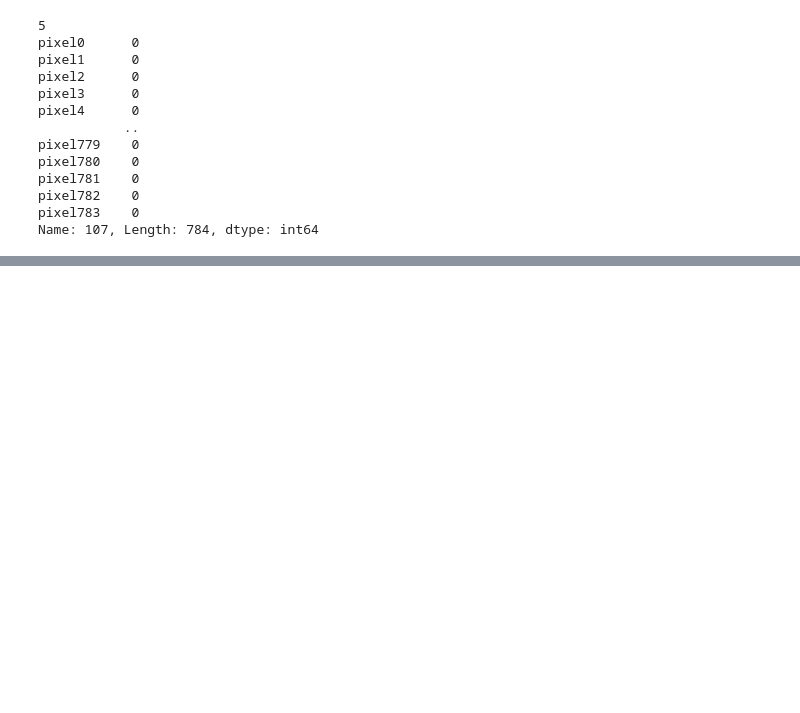
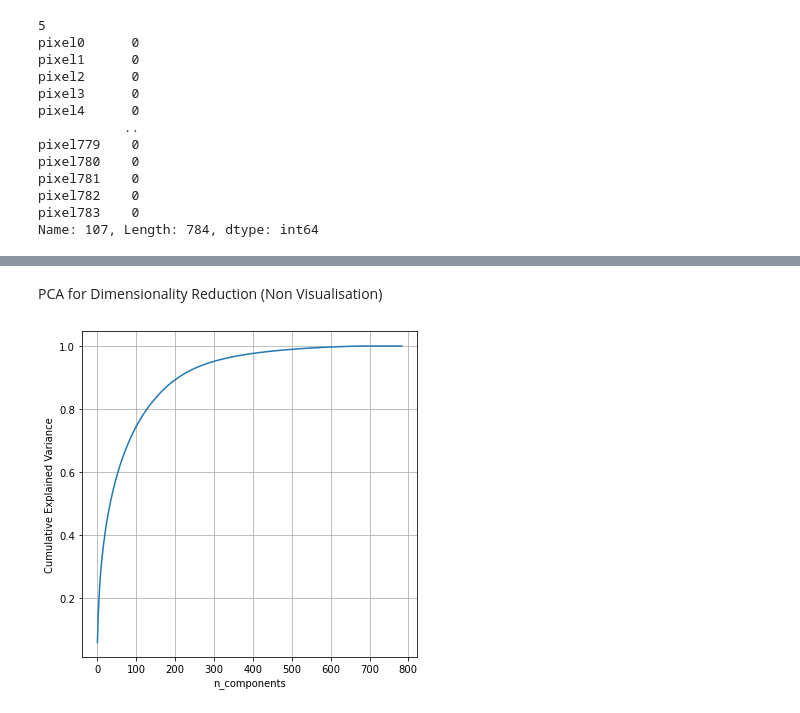
Before and after one commit to adnanshaikh53/MNIST-Dataset, a Jupyter notebook: Digit_Recognizer.ipynb, the cells around one changed output, grey strips where cells are left out. Cells and saved outputs as stored; diff of their text form; code cells hidden in the pictures; blank space fills up the shorter version.

```diff
--- a/Digit_Recognizer.ipynb
+++ b/Digit_Recognizer.ipynb
@@ -101,0 +198,18 @@ Name: 107, Length: 784, dtype: int64
+# %% [markdown]
+PCA for Dimensionality Reduction (Non Visualisation)
+# %%
+pca.n_components = 784
+pca_data = pca.fit_transform(sample_data)
+percentage_var_explained = pca.explained_variance_/np.sum(pca.explained_variance_) #ie. lambda1/sum(lambdas) ie eigen values
+# print(percentage_var_explained)
+cum_variance_explained = np.cumsum(percentage_var_explained) # this is cum sum of eigen values
+
+plt.figure(1,figsize=(6,6))
+plt.clf()
+plt.plot(cum_variance_explained)
+plt.grid()
+plt.xlabel("n_components")
+plt.ylabel("Cumulative Explained Variance")
+plt.show()
+# %% [output]
+[figure, added]
```
Also changed, not shown: parts of 28 cells of this notebook, 4 other files.
